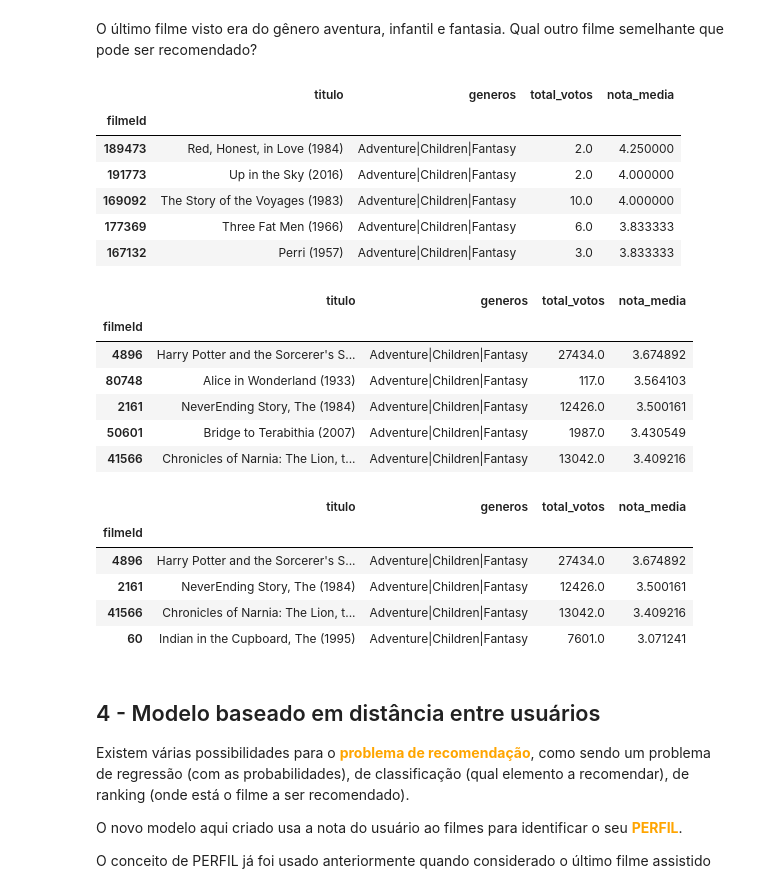
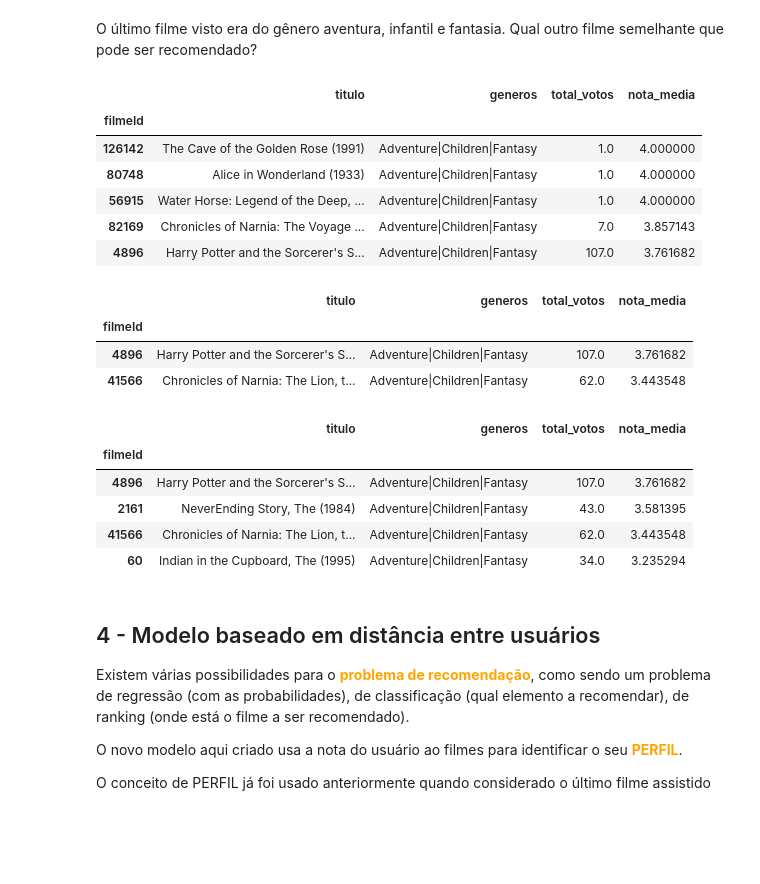
Before and after one commit to mbaliu-treino/Desenvolve, a Jupyter notebook: LEARN_C_DS_Sistema_de_Recomendacao_KNN.ipynb, the cells around one changed output. Saved outputs shown, nothing was run; the diff lists cells and outputs as text; code cells hidden in the pictures; blank space fills up the shorter version.

```diff
--- a/LEARN_C_DS_Sistema_de_Recomendacao_KNN.ipynb
+++ b/LEARN_C_DS_Sistema_de_Recomendacao_KNN.ipynb
@@ -126,6 +129,6 @@ Archive:  /content/ml-latest.zip
 # %%
 # Filmes
-filmes = pd.read_csv('/content/ml-latest/movies.csv')
+filmes = pd.read_csv('/content/ml-latest-small/movies.csv')
 filmes.columns = ['filmeId', 'titulo', 'generos']
 filmes = filmes.set_index('filmeId')
 filmes.head()
@@ -139,7 +142,7 @@ filmes.head()
 | 5 | Father of the Bride Part II (1995) | Comedy |
 # %%
 # Notas
-notas = pd.read_csv('/content/ml-latest/ratings.csv')
+notas = pd.read_csv('/content/ml-latest-small/ratings.csv')
 notas.columns = ['usuarioId', 'filmeId', 'nota', 'momento']
 notas.head()
 # %% [output]
@@ -305,11 +314,11 @@ df.head()
 # %% [output]
 |  | titulo | generos | total_votos | nota_media |
 | filmeId |  |  |  |  |
-| 189473 | Red, Honest, in Love (1984) | Adventure|Children|Fantasy | 2.0 | 4.250000 |
-| 191773 | Up in the Sky (2016) | Adventure|Children|Fantasy | 2.0 | 4.000000 |
-| 169092 | The Story of the Voyages (1983) | Adventure|Children|Fantasy | 10.0 | 4.000000 |
-| 177369 | Three Fat Men (1966) | Adventure|Children|Fantasy | 6.0 | 3.833333 |
-| 167132 | Perri (1957) | Adventure|Children|Fantasy | 3.0 | 3.833333 |
+| 126142 | The Cave of the Golden Rose (1991) | Adventure|Children|Fantasy | 1.0 | 4.000000 |
+| 80748 | Alice in Wonderland (1933) | Adventure|Children|Fantasy | 1.0 | 4.000000 |
+| 56915 | Water Horse: Legend of the Deep, ... | Adventure|Children|Fantasy | 1.0 | 4.000000 |
+| 82169 | Chronicles of Narnia: The Voyage ... | Adventure|Children|Fantasy | 7.0 | 3.857143 |
+| 4896 | Harry Potter and the Sorcerer's S... | Adventure|Children|Fantasy | 107.0 | 3.761682 |
 # %%
 # Seleção de filmes bem votados do mesmo genero
 """Pode-se realizar a mesma operação heurística para remoção de filmes de nicho
@@ -324,31 +333,28 @@ df.head()
 # %% [output]
 |  | titulo | generos | total_votos | nota_media |
 | filmeId |  |  |  |  |
-| 4896 | Harry Potter and the Sorcerer's S... | Adventure|Children|Fantasy | 27434.0 | 3.674892 |
-| 80748 | Alice in Wonderland (1933) | Adventure|Children|Fantasy | 117.0 | 3.564103 |
-| 2161 | NeverEnding Story, The (1984) | Adventure|Children|Fantasy | 12426.0 | 3.500161 |
-| 50601 | Bridge to Terabithia (2007) | Adventure|Children|Fantasy | 1987.0 | 3.430549 |
-| 41566 | Chronicles of Narnia: The Lion, t... | Adventure|Children|Fantasy | 13042.0 | 3.409216 |
+| 4896 | Harry Potter and the Sorcerer's S... | Adventure|Children|Fantasy | 107.0 | 3.761682 |
+| 41566 | Chronicles of Narnia: The Lion, t... | Adventure|Children|Fantasy | 62.0 | 3.443548 |
 # %%
 # Seleção de filmes bem votados do mesmo genero
 """Pode-se realizar a mesma operação heurística para remoção de filmes de nicho,
 mas baseado no nível de nicho (popularidade) do filme assistido"""
 
-pop_filme = 27143  # popularidade do filme Jumanji
+pop_filme = 100  # popularidade do filme Jumanji
 pop_filme *= 0.25
 
 df = filmes.query(f'total_votos > {pop_filme}')
 df = df.query('generos == "Adventure|Children|Fantasy"')
 df = df.sort_values('nota_media', ascending=False)
 df = df.drop(eu_assisti, errors='ignore')
 df.head()
 # %% [output]
 |  | titulo | generos | total_votos | nota_media |
 | filmeId |  |  |  |  |
-| 4896 | Harry Potter and the Sorcerer's S... | Adventure|Children|Fantasy | 27434.0 | 3.674892 |
-| 2161 | NeverEnding Story, The (1984) | Adventure|Children|Fantasy | 12426.0 | 3.500161 |
-| 41566 | Chronicles of Narnia: The Lion, t... | Adventure|Children|Fantasy | 13042.0 | 3.409216 |
-| 60 | Indian in the Cupboard, The (1995) | Adventure|Children|Fantasy | 7601.0 | 3.071241 |
+| 4896 | Harry Potter and the Sorcerer's S... | Adventure|Children|Fantasy | 107.0 | 3.761682 |
+| 2161 | NeverEnding Story, The (1984) | Adventure|Children|Fantasy | 43.0 | 3.581395 |
+| 41566 | Chronicles of Narnia: The Lion, t... | Adventure|Children|Fantasy | 62.0 | 3.443548 |
+| 60 | Indian in the Cupboard, The (1995) | Adventure|Children|Fantasy | 34.0 | 3.235294 |
 # %% [markdown]
 ## 4 - Modelo baseado em distância entre usuários
 
```
Also changed, not shown: parts of 42 cells of this notebook.
